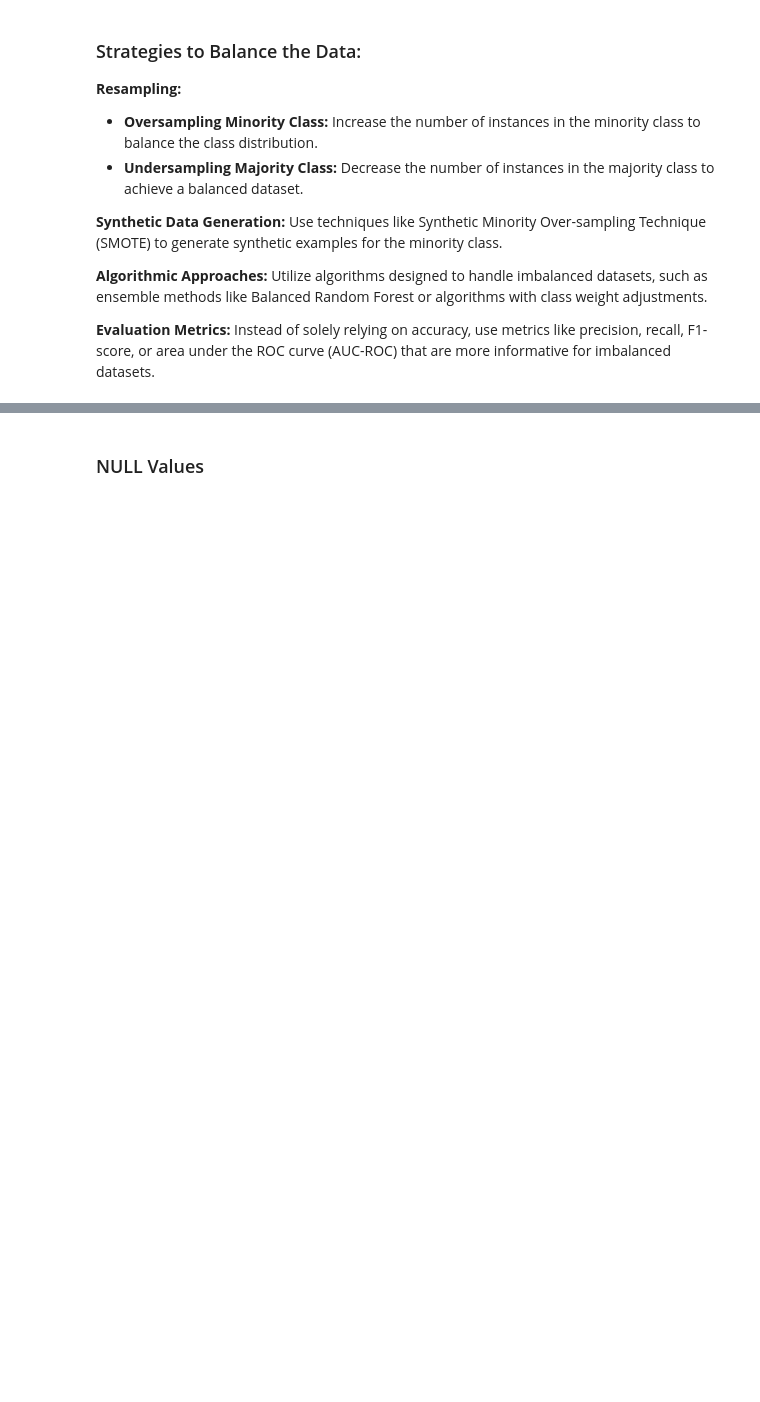
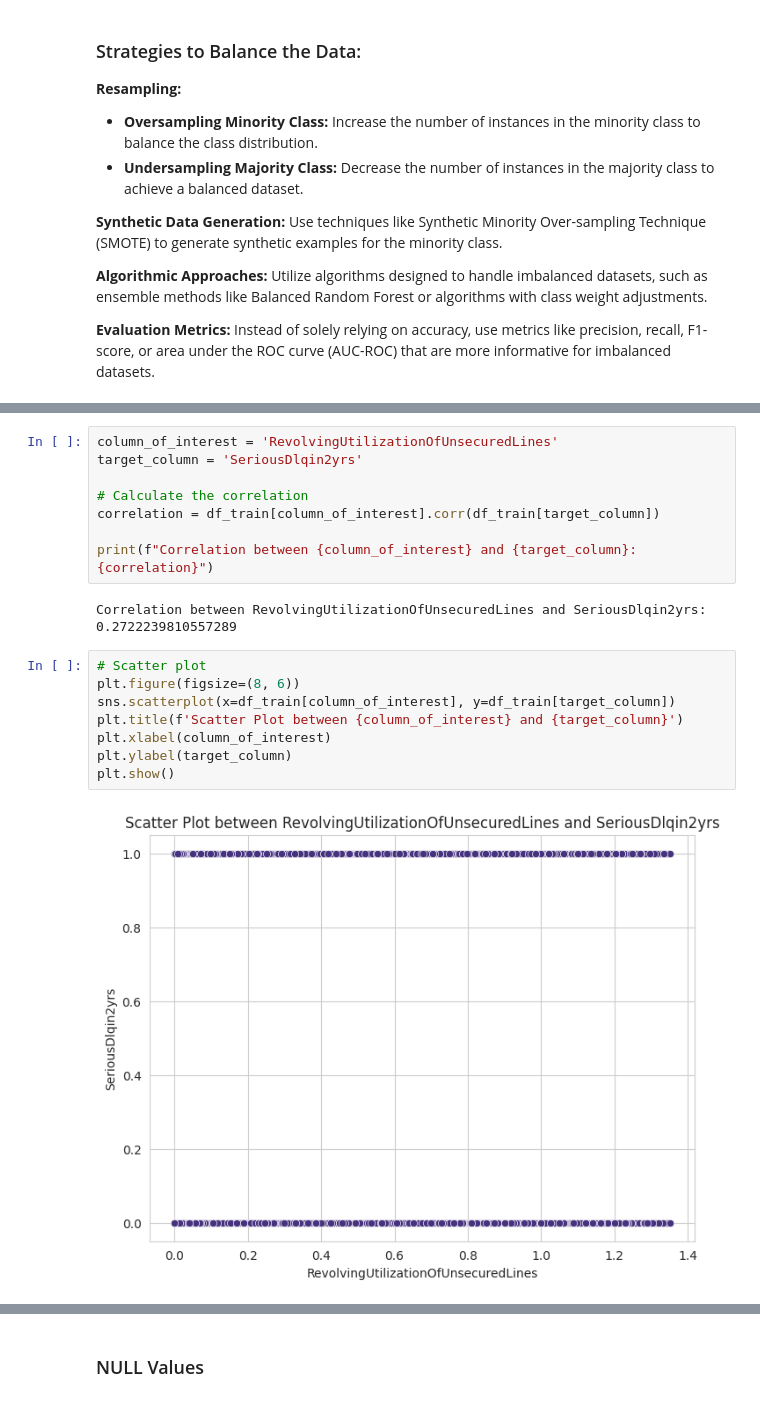
Before and after one commit to Saba-a11/Kaggle_Credit_Score, a Jupyter notebook: CreditModel.ipynb, the cells around one changed output, grey strips where cells are left out. Drawn from its saved outputs; the diff is of its cells as text; blank space fills up the shorter version.

```diff
--- a/CreditModel.ipynb
+++ b/CreditModel.ipynb
@@ -172,0 +187,20 @@ toward the majority class. In your case, this could mean the model is more incli
+# %%
+column_of_interest = 'RevolvingUtilizationOfUnsecuredLines'
+target_column = 'SeriousDlqin2yrs'
+
+# Calculate the correlation
+correlation = df_train[column_of_interest].corr(df_train[target_column])
+
+print(f"Correlation between {column_of_interest} and {target_column}: {correlation}")
+# %% [output]
+Correlation between RevolvingUtilizationOfUnsecuredLines and SeriousDlqin2yrs: 0.2722239810557289
+# %%
+# Scatter plot
+plt.figure(figsize=(8, 6))
+sns.scatterplot(x=df_train[column_of_interest], y=df_train[target_column])
+plt.title(f'Scatter Plot between {column_of_interest} and {target_column}')
+plt.xlabel(column_of_interest)
+plt.ylabel(target_column)
+plt.show()
+# %% [output]
+[figure, added]
```
Also changed, not shown: parts of 5 cells of this notebook.
